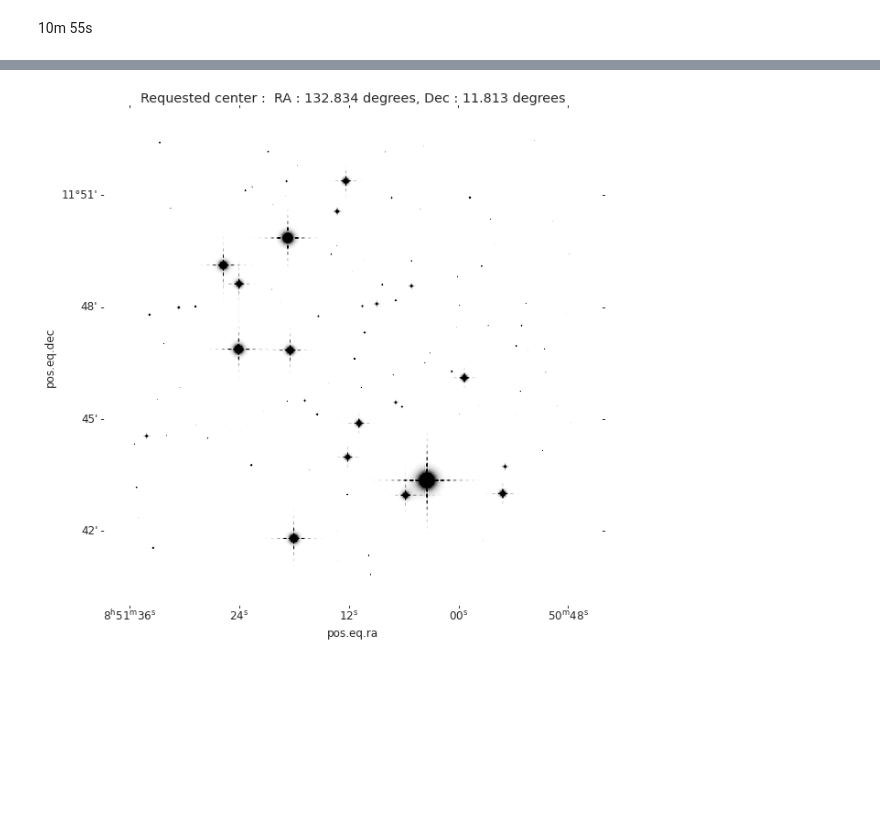
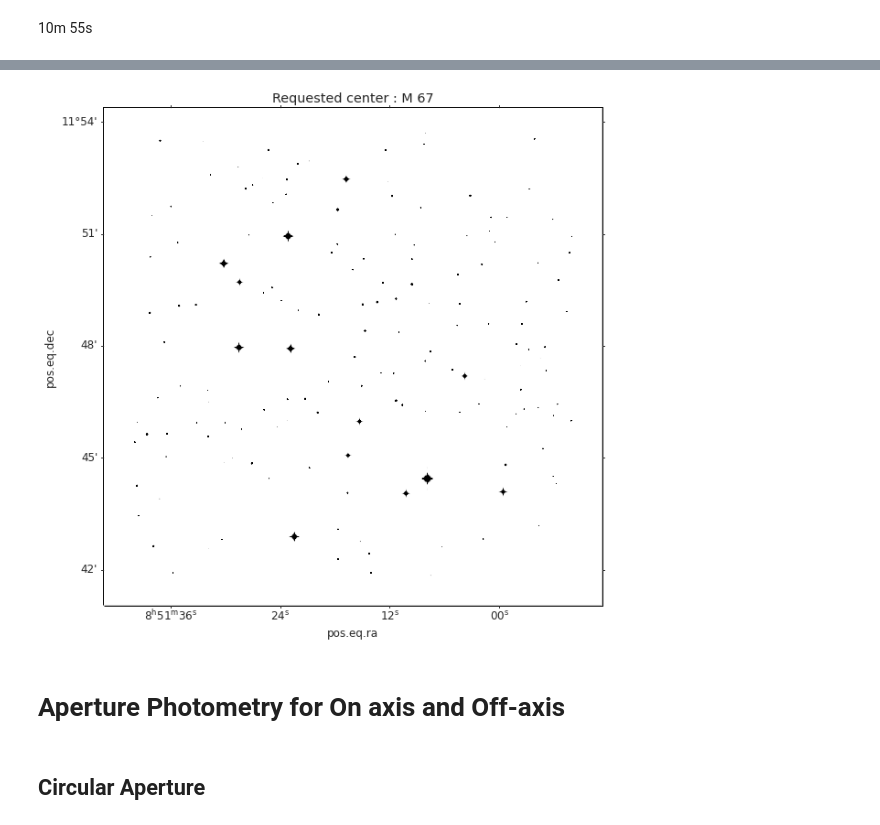
Before and after one commit to Jack3690/INSIST, a Jupyter notebook: PSF_Simulator.ipynb, the cells around one changed output, grey strips where cells are left out. Saved outputs shown, nothing was run; the diff lists cells and outputs as text; code cells hidden in the pictures; blank space fills up the shorter version.

```diff
--- a/PSF_Simulator.ipynb
+++ b/PSF_Simulator.ipynb
@@ -70,7 +76,7 @@ amplitude_g = flux/(sigma_psf**2*2*np.pi)
 amplitude_a = (flux)/(0.8569446798286412*fwhm**2)
 
 # Number of pixels.
-n_pix = 300
+n_pix = 30
 y, x  = np.mgrid[0:(n_pix), 0:(n_pix)]
 
 # Modelling a 2D gaussian at the center of the image.
@@ -568,7 +598,7 @@ class PSF_gen_v2():
     def __init__(self,name = None, df = None, cols = None,n_pix_main=8000):
 
         self.pixel_scale = 0.1
-        self.n_pix_sub   = 2500
+        self.n_pix_sub   = 1200
         self.n_pix_main  = n_pix_main + self.n_pix_sub
 
         if name is not None and df is None:
@@ -650,38 +680,31 @@ class PSF_gen_v2():
       pupil_diameter         = 1.0 # m
       effective_focal_length = 20 # m
       wavelength             = 150e-9 # m
-      pupil_grid             = make_pupil_grid(1024, diameter = pupil_diameter)
-      aperture               = make_obstructed_circular_aperture(1,0.2,num_spiders=4,spider_width=0.03)
+      pupil_grid             = make_pupil_grid(512, diameter = pupil_diameter)
+      aperture               = make_obstructed_circular_aperture(1,0.36,num_spiders=4,spider_width=0.025)
       telescope_pupil        = evaluate_supersampled(aperture , pupil_grid  ,8)
 
       for i, row in self.df_field.iterrows():
           c = SkyCoord(row['ra'],row['dec'],unit=u.deg)
           pix = self.wcs.world_to_array_index(c)
 
+          box_width = 200
+          const = 68107.96825434043
+
           ABmag = row['mag_nuv']
-          if ABmag>20:
-            box_width = 50
-            const = 6.912065286401603
+          flux = 3631*10**(-ABmag/2.5)
 
-          elif ABmag>15 and ABmag<=20:
-            box_width = 200
-            const = 13.700002631862889
-          else:
-            box_width = 500
-            const = 19.945915735159097
-
-          flux = 3631*10**(-ABmag/2.5)
           focal_total = 0
 
           for wavelength in np.linspace(150,300,10)*1e-9:
 
-            amplitude = flux*wavelength/const
-            wavefront = Wavefront(amplitude*telescope_pupil,wavelength)
+            intensity = pow((flux*wavelength/const),0.5)
+            wavefront = Wavefront(intensity*telescope_pupil,wavelength)
 
             focal_grid = make_focal_grid(q=3, num_airy = box_width ,pupil_diameter=pupil_diameter, focal_length=effective_focal_length, reference_wavelength=wavelength)
             prop = FraunhoferPropagator( pupil_grid, focal_grid, focal_length=effective_focal_length)
             focal_image = prop.forward(wavefront)
-            focal_total += focal_image.amplitude.shaped
+            focal_total += focal_image.intensity.shaped
 
           image_g_sub = np.array(focal_total)/10
 
@@ -694,7 +717,6 @@ class PSF_gen_v2():
 
 
       self.image = image_g_main[self.n_pix_main//2-4000:self.n_pix_main//2+4000,self.n_pix_main//2-4000:self.n_pix_main//2+4000]-1e-8
-      return f
 
     def show_image(self):
       """
@@ -708,7 +730,8 @@ class PSF_gen_v2():
           fig = plt.figure(figsize = (15,10))
           ax = fig.add_subplot(projection=self.wcs)
           image = self.image.astype(np.float32)
-
+          ax.patch.set_edgecolor('black')
+          ax.patch.set_linewidth('3')
           ax.imshow(image,cmap='Greys',vmin=1e-12,vmax=3e-8 )  #
           ax.set_title(f'Requested center : {self.name}')
           ax.invert_xaxis()
@@ -731,9 +754,8 @@ name = input("Source name (Eg. M 67, 06h 03m 20s 42 18 00) : ") or "M 67"
 # %% [output]
 Source name (Eg. M 67, 06h 03m 20s 42 18 00) :
 # %%
-df = pd.read_csv('M67.csv')
-psf = PSF_gen_v2(df=df)
-f   = psf.generate_psf()
+psf = PSF_gen_v2(name)
+psf.generate_psf()
 psf.show_field()
 # %% [output]
 (<Figure size 720x720 with 1 Axes>,
@@ -752,8 +774,14 @@ image = psf.image
 # %%
 fig = plt.figure(figsize = (15,10))
 ax = fig.add_subplot(projection=psf.wcs)
-ax.imshow(image,cmap='Greys',vmin=1e-12,vmax=3e-8 )  #
+ax.imshow(image,cmap='Greys',vmin=1e-13,vmax=3e-8 )
+ax.patch.set_edgecolor('black')
+ax.patch.set_linewidth('3')   #
 ax.set_title(f'Requested center : {psf.name}')
 ax.invert_xaxis()
 # %% [output]
-[figure, old version]
+[figure, new version]
+# %% [markdown]
+# **Aperture Photometry for On axis and Off-axis**
+# %% [markdown]
+## **Circular Aperture**
```
Also changed, not shown: parts of 31 cells of this notebook.
